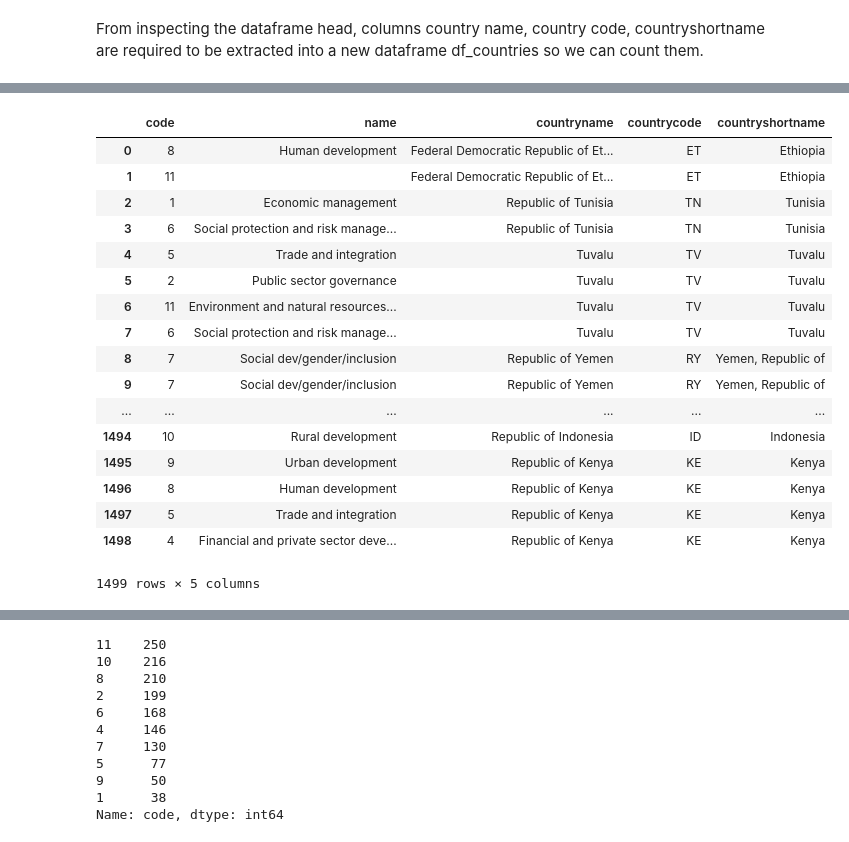
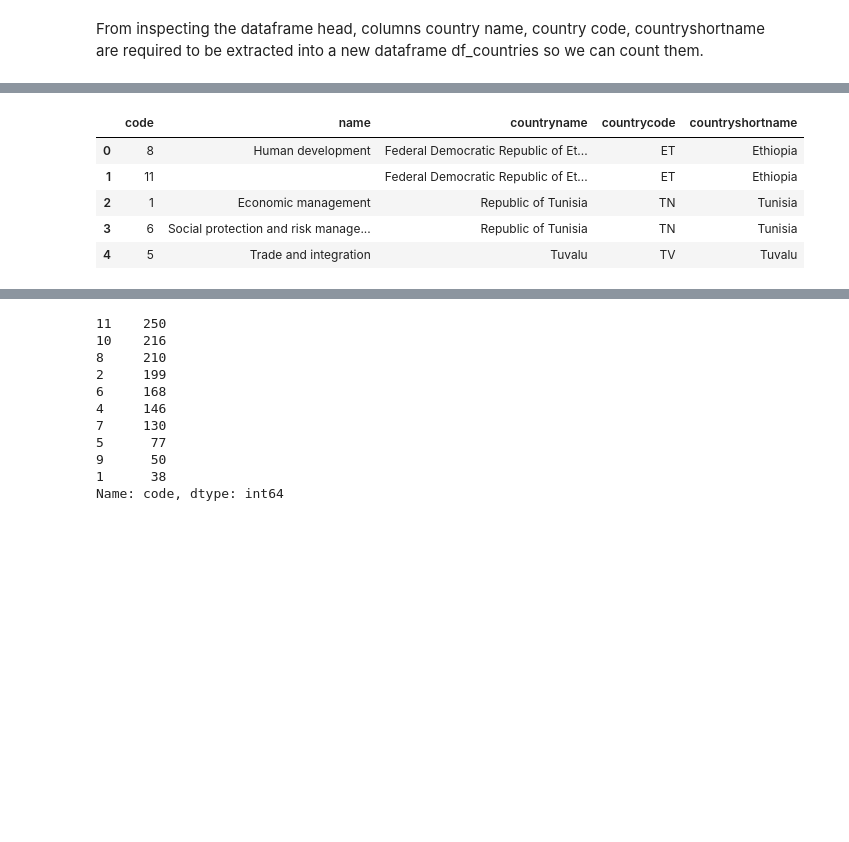
Before and after one commit to sramki67/SpringBoard, a Jupyter notebook: Json_assignment.ipynb, the cells around one changed output, grey strips where cells are left out. Drawn from its saved outputs; the diff is of its cells as text; code cells hidden in the pictures; blank space fills up the shorter version.

```diff
--- a/Json_assignment.ipynb
+++ b/Json_assignment.ipynb
@@ -104,26 +84,14 @@ json_str
 # %%
 data =json_normalize(json_str,'mjtheme_namecode',['countryname','countrycode','countryshortname'])
 # %%
-data
+data.head()
 # %% [output]
 |  | code | name | countryname | countrycode | countryshortname |
 | 0 | 8 | Human development | Federal Democratic Republic of Et... | ET | Ethiopia |
 | 1 | 11 |  | Federal Democratic Republic of Et... | ET | Ethiopia |
 | 2 | 1 | Economic management | Republic of Tunisia | TN | Tunisia |
 | 3 | 6 | Social protection and risk manage... | Republic of Tunisia | TN | Tunisia |
 | 4 | 5 | Trade and integration | Tuvalu | TV | Tuvalu |
-| 5 | 2 | Public sector governance | Tuvalu | TV | Tuvalu |
-| 6 | 11 | Environment and natural resources... | Tuvalu | TV | Tuvalu |
-| 7 | 6 | Social protection and risk manage... | Tuvalu | TV | Tuvalu |
-| 8 | 7 | Social dev/gender/inclusion | Republic of Yemen | RY | Yemen, Republic of |
-| 9 | 7 | Social dev/gender/inclusion | Republic of Yemen | RY | Yemen, Republic of |
-| ... | ... | ... | ... | ... | ... |
-| 1494 | 10 | Rural development | Republic of Indonesia | ID | Indonesia |
-| 1495 | 9 | Urban development | Republic of Kenya | KE | Kenya |
-| 1496 | 8 | Human development | Republic of Kenya | KE | Kenya |
-| 1497 | 5 | Trade and integration | Republic of Kenya | KE | Kenya |
-| 1498 | 4 | Financial and private sector deve... | Republic of Kenya | KE | Kenya |
-1499 rows × 5 columns
 # %%
 data['name'] = data['name'].astype(str)
 data['code'] = data['code'].astype(str)
```
Also changed, not shown: parts of 13 cells of this notebook.
